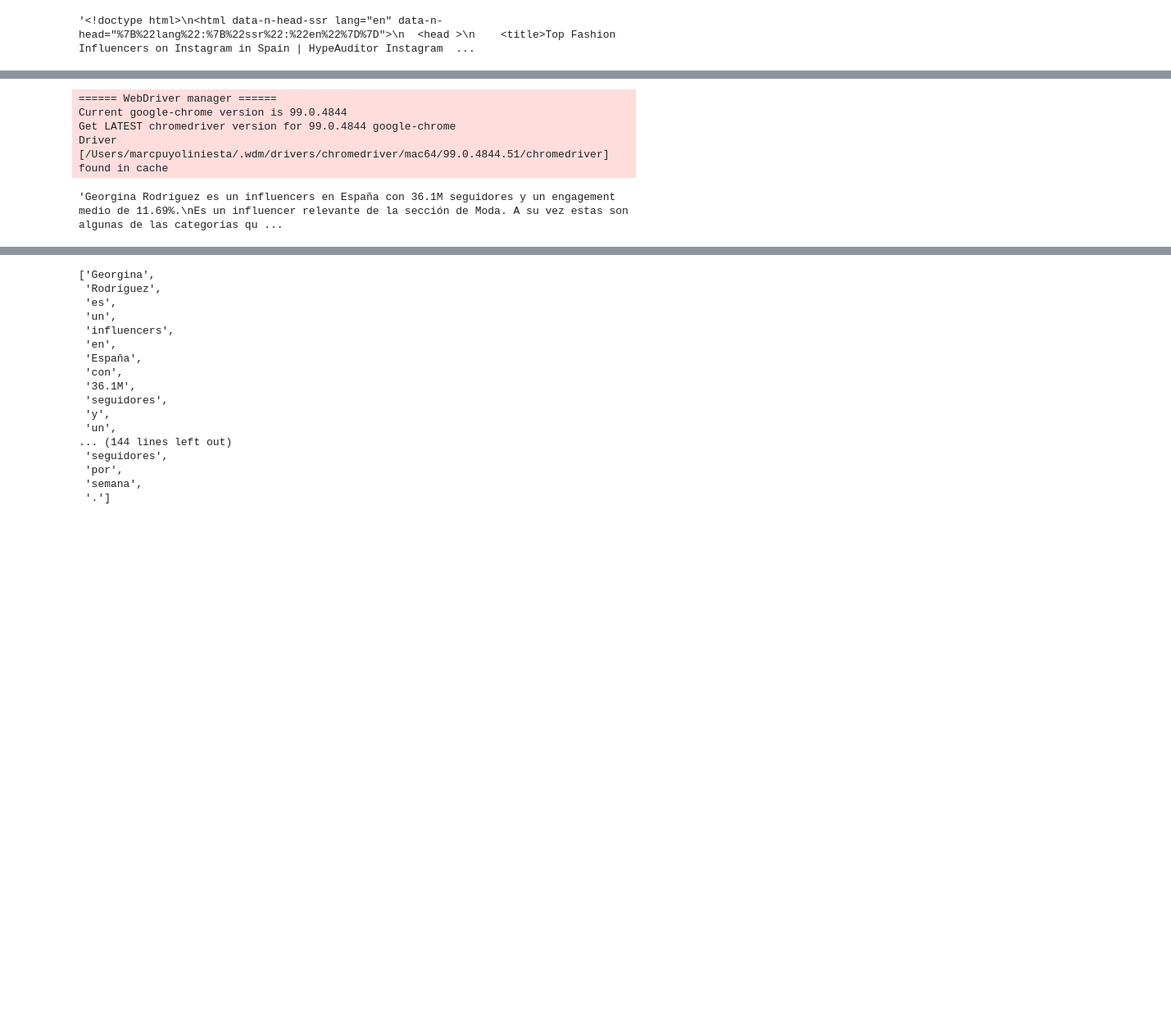
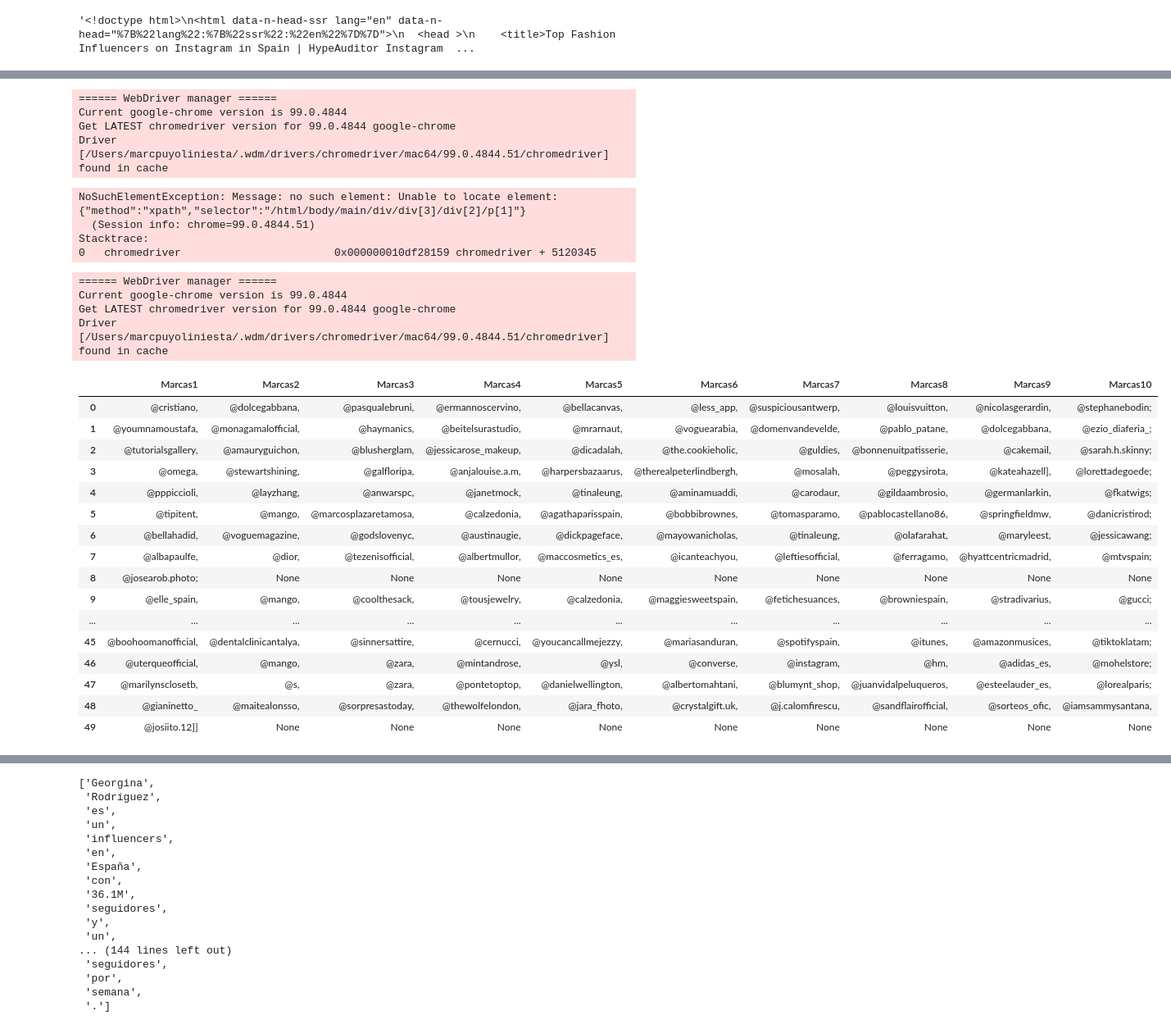
Before and after one commit to MpiPuin12/Marc-Puyol-Iniesta, a Jupyter notebook: Final Project2-3.ipynb, the cells around one changed output, grey strips where cells are left out. Shown: that part at 82% size. Saved outputs shown, nothing was run; the diff lists cells and outputs as text; code cells hidden in the pictures; blank space fills up the shorter version.

```diff
--- a/Final Project2-3.ipynb
+++ b/Final Project2-3.ipynb
@@ -78,6 +78,7 @@ def influencers(x):
         for i in account:
             account=i.replace('</td>','')
             account2.append(account)
+        df['Account2']= account2
         for i in account2:
             links.append('https://www.instagram.com/'+i+'/?hl=es')
         df['links']=links
@@ -562,12 +565,29 @@ Driver [/Users/marcpuyoliniesta/.wdm/drivers/chromedriver/mac64/99.0.4844.51/chr
 # %%
+column_names = ["Marcas1", "Marcas2", "Marcas3", "Marcas4","Marcas5", "Marcas6", "Marcas7", "Marcas8", "Marcas9", "Marcas10","Marcas11"]
+df = pd.DataFrame(columns = column_names)
 s=Service(ChromeDriverManager().install())
 driver = webdriver.Chrome(service=s)
-driver.get("https://thesocialflame.com/influencer/georginagio")
-time.sleep(5)
-content = driver.find_element_by_xpath('/html/body/main/div/div[3]/div[2]/p[1]').text
-time.sleep(10)
+Etiquetados=[]
+for i in tqdm(dataFashionspa['Account2']):
+    try:
+        driver.get("https://thesocialflame.com/influencer/"+ i)
+        time.sleep(5)
+        content = driver.find_element_by_xpath('/html/body/main/div/div[3]/div[2]/p[1]').text
+        time.sleep(10)
+        tokens = nltk.word_tokenize(content)
+        if i.startswith("@"):
+            Etiquetados.append(i)
+            r = re.compile("\A@")
+            newlist = list(filter(r.match, content))
+            df = df.append(pd.Series(Etiquetados, index=df.columns[:len(Etiquetados)]), ignore_index=True)
+    except:
+        df = df.append('unknown')
 # %% [output]
 ====== WebDriver manager ======
 Current google-chrome version is 99.0.4844
 Get LATEST chromedriver version for 99.0.4844 google-chrome
 Driver [/Users/marcpuyoliniesta/.wdm/drivers/chromedriver/mac64/99.0.4844.51/chromedriver] found in cache
+NoSuchElementException: Message: no such element: Unable to locate element: {"method":"xpath","selector":"/html/body/main/div/div[3]/div[2]/p[1]"}
+  (Session info: chrome=99.0.4844.51)
+Stacktrace:
+0   chromedriver                        0x000000010df28159 chromedriver + 5120345
@@ -574,4 +596,45 @@ Driver [/Users/marcpuyoliniesta/.wdm/drivers/chromedriver/mac64/99.0.4844.51/chr
 # %%
-content
+column_names = ["Marcas1", "Marcas2", "Marcas3", "Marcas4","Marcas5", "Marcas6", "Marcas7", "Marcas8", "Marcas9", "Marcas10","Marcas11"]
+df2 = pd.DataFrame(columns = column_names)
+s=Service(ChromeDriverManager().install())
+driver = webdriver.Chrome(service=s)
+Etiquetados=[]
+Etiquetados2=[]
+for a in tqdm(dataFashionspa['Account2']):
+    Etiquetados=[]
+    driver.get("https://thesocialflame.com/influencer/" + a)
+    time.sleep(3)
+    try:
+        content = driver.find_element_by_xpath('/html/body/main/div/div[3]/div[2]/p[1]').text
+    except:
+        content = driver.find_element_by_xpath('/html/body/main/div/div[2]/div[2]/p[1]').text
+    time.sleep(3)
+    for i in content.split():
+        if i.startswith("@"):
+            Etiquetados.append(i)
+    Etiquetados2.append(Etiquetados[0:10])
+
+data = pd.DataFrame(Etiquetados2,columns= ["Marcas1", "Marcas2", "Marcas3", "Marcas4","Marcas5", "Marcas6", "Marcas7", "Marcas8", "Marcas9", "Marcas10"])
+data.drop_duplicates()
 # %% [output]
-'Georgina Rodríguez es un influencers en España con 36.1M seguidores y un engagement medio de 11.69%.\nEs un influencer relevante de la sección de Moda. A su vez estas son algunas de las categorias qu ...
+====== WebDriver manager ======
+Current google-chrome version is 99.0.4844
+Get LATEST chromedriver version for 99.0.4844 google-chrome
+Driver [/Users/marcpuyoliniesta/.wdm/drivers/chromedriver/mac64/99.0.4844.51/chromedriver] found in cache
+|  | Marcas1 | Marcas2 | Marcas3 | Marcas4 | Marcas5 | Marcas6 | Marcas7 | Marcas8 | Marcas9 | Marcas10 |
+| 0 | @cristiano, | @dolcegabbana, | @pasqualebruni, | @ermannoscervino, | @bellacanvas, | @less_app, | @suspiciousantwerp, | @louisvuitton, | @nicolasgerardin, | @stephanebodin; |
+| 1 | @youmnamoustafa, | @monagamalofficial, | @haymanics, | @beitelsurastudio, | @mrarnaut, | @voguearabia, | @domenvandevelde, | @pablo_patane, | @dolcegabbana, | @ezio_diaferia_; |
+| 2 | @tutorialsgallery, | @amauryguichon, | @blusherglam, | @jessicarose_makeup, | @dicadalah, | @the.cookieholic, | @guldies, | @bonnenuitpatisserie, | @cakemail, | @sarah.h.skinny; |
+| 3 | @omega, | @stewartshining, | @galfloripa, | @anjalouise.a.m, | @harpersbazaarus, | @therealpeterlindbergh, | @mosalah, | @peggysirota, | @kateahazell], | @lorettadegoede; |
+| 4 | @pppiccioli, | @layzhang, | @anwarspc, | @janetmock, | @tinaleung, | @aminamuaddi, | @carodaur, | @gildaambrosio, | @germanlarkin, | @fkatwigs; |
+| 5 | @tipitent, | @mango, | @marcosplazaretamosa, | @calzedonia, | @agathaparisspain, | @bobbibrownes, | @tomasparamo, | @pablocastellano86, | @springfieldmw, | @danicristirod; |
+| 6 | @bellahadid, | @voguemagazine, | @godslovenyc, | @austinaugie, | @dickpageface, | @mayowanicholas, | @tinaleung, | @olafarahat, | @maryleest, | @jessicawang; |
+| 7 | @albapaulfe, | @dior, | @tezenisofficial, | @albertmullor, | @maccosmetics_es, | @icanteachyou, | @leftiesofficial, | @ferragamo, | @hyattcentricmadrid, | @mtvspain; |
+| 8 | @josearob.photo; | None | None | None | None | None | None | None | None | None |
+| 9 | @elle_spain, | @mango, | @coolthesack, | @tousjewelry, | @calzedonia, | @maggiesweetspain, | @fetichesuances, | @browniespain, | @stradivarius, | @gucci; |
+| ... | ... | ... | ... | ... | ... | ... | ... | ... | ... | ... |
+| 45 | @boohoomanofficial, | @dentalclinicantalya, | @sinnersattire, | @cernucci, | @youcancallmejezzy, | @mariasanduran, | @spotifyspain, | @itunes, | @amazonmusices, | @tiktoklatam; |
+| 46 | @uterqueofficial, | @mango, | @zara, | @mintandrose, | @ysl, | @converse, | @instagram, | @hm, | @adidas_es, | @mohelstore; |
+| 47 | @marilynsclosetb, | @s, | @zara, | @pontetoptop, | @danielwellington, | @albertomahtani, | @blumynt_shop, | @juanvidalpeluqueros, | @esteelauder_es, | @lorealparis; |
+| 48 | @gianinetto_ | @maitealonsso, | @sorpresastoday, | @thewolfelondon, | @jara_fhoto, | @crystalgift.uk, | @j.calomfirescu, | @sandflairofficial, | @sorteos_ofic, | @iamsammysantana, |
+| 49 | @josiito.12]] | None | None | None | None | None | None | None | None | None |
```
Also changed, not shown: parts of 25 cells of this notebook.
